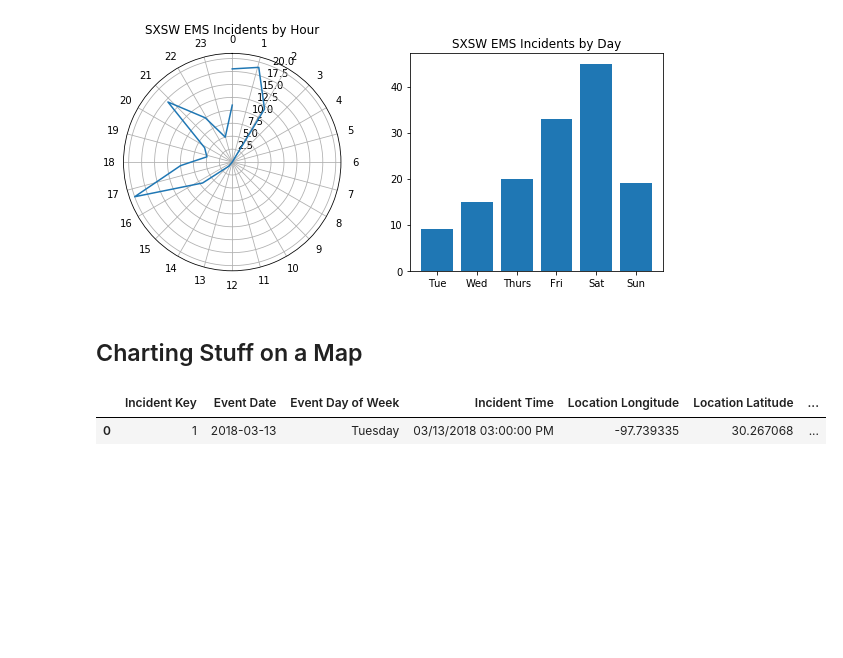
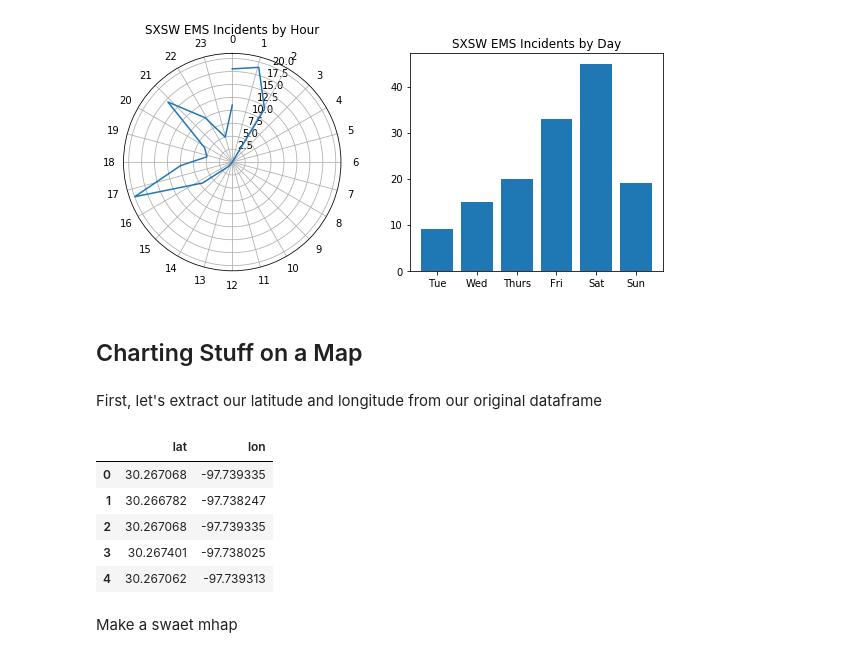
Before and after one commit to ggodreau/sxsw2019, a Jupyter notebook: pd_demo.ipynb, the cells around one changed output. Saved outputs shown, nothing was run; the diff lists cells and outputs as text; code cells hidden in the pictures; blank space fills up the shorter version.

```diff
--- a/pd_demo.ipynb
+++ b/pd_demo.ipynb
@@ -164,15 +184,24 @@ plt.plot();
 # %% [output]
 [figure]
 # %% [markdown]
+<a id='maps'></a>
 ## Charting Stuff on a Map
+# %% [markdown]
+First, let's extract our latitude and longitude from our original dataframe
 # %%
 ems['lat'] = ems['Incident Location'].apply(lambda x: float(re.findall(r'-?\d+.\d+', x)[0]))
 ems['lon'] = ems['Incident Location'].apply(lambda x: float(re.findall(r'-?\d+.\d+', x)[1]))
 # %%
-ems.head(1)
+ems[['lat', 'lon']].head()
 # %% [output]
-|  | Incident Key | Event Date | Event Day of Week | Incident Time | Location Longitude | Location Latitude | ... |
-| 0 | 1 | 2018-03-13 | Tuesday | 03/13/2018 03:00:00 PM | -97.739335 | 30.267068 | ... |
+|  | lat | lon |
+| 0 | 30.267068 | -97.739335 |
+| 1 | 30.266782 | -97.738247 |
+| 2 | 30.267068 | -97.739335 |
+| 3 | 30.267401 | -97.738025 |
+| 4 | 30.267062 | -97.739313 |
+# %% [markdown]
+Make a swaet mhap
 # %%
 with open("./constants.json") as f:
     data = f.read()
```
Also changed, not shown: parts of 19 cells of this notebook.
